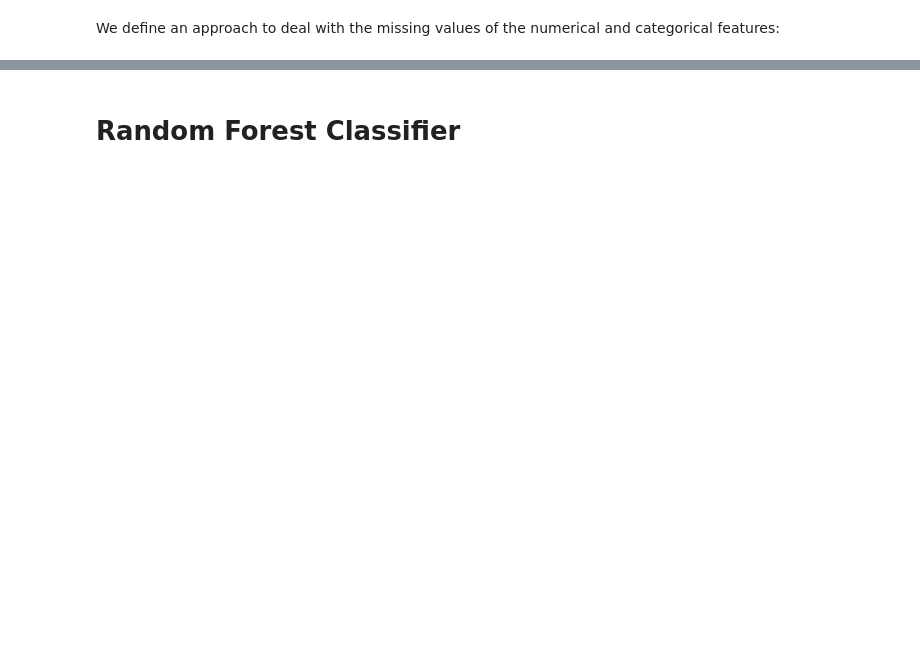
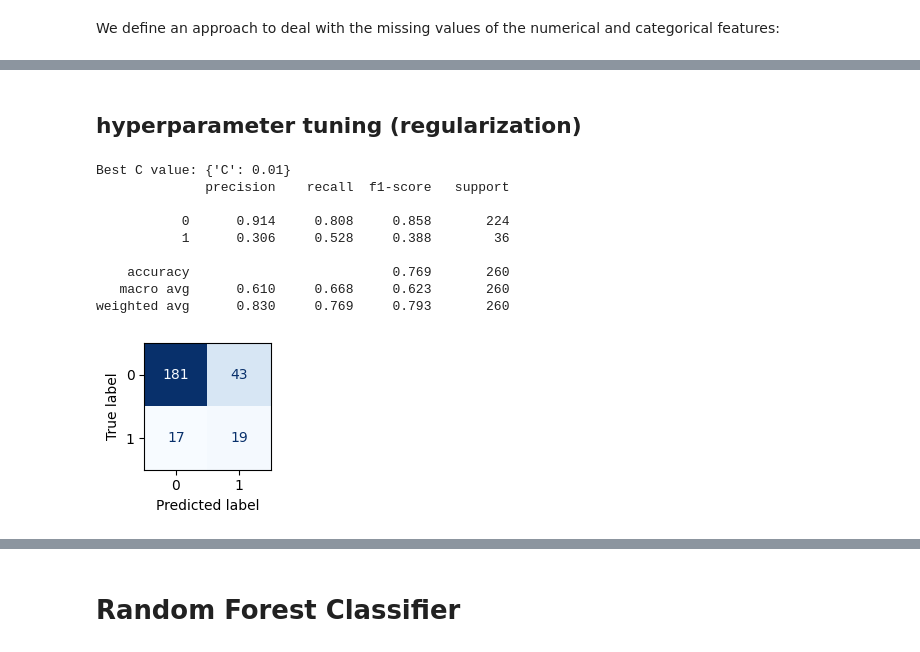
Before and after one commit to nayuAlv/Arabica_coffee_quality, a Jupyter notebook: notebooks/coffee_data_train.ipynb, the cells around one changed output, grey strips where cells are left out. Saved outputs shown, nothing was run; the diff lists cells and outputs as text; code cells hidden in the pictures; blank space fills up the shorter version.

Commit message:
regularization tuning LogReg

```diff
--- a/notebooks/coffee_data_train.ipynb
+++ b/notebooks/coffee_data_train.ipynb
@@ -104,23 +102,30 @@ tran sample: (855, 8), test samples: (214, 8)
 # %% [markdown]
 We define an approach to deal with the missing values of the numerical and categorical features:
 # %%
-numerical_features = ["altitude_mean_meters", "Moisture",
-                    "Category.One.Defects", "Category.Two.Defects", "Quakers"]
+
+median_num_features = ["altitude_mean_meters", "Moisture"]
+zero_num_features = ["Category.One.Defects", "Category.Two.Defects", "Quakers"]
 
 categorical_features = ["Variety", "Processing.Method", "Color"]
 
-numerical_pipeline = Pipeline([
-    ("impute", SimpleImputer(strategy="mean")),
+median_numerical_pipeline = Pipeline([
+    ("impute_median", SimpleImputer(strategy="median")),
+    ("scale", StandardScaler()),
+])
+
+zero_numerical_pipeline = Pipeline([
+    ("impute_zero", SimpleImputer(strategy="constant", fill_value=0)),
     ("scale", StandardScaler()),
 ])
 
 categorical_pipeline = Pipeline([
-    ("impute", SimpleImputer(strategy="constant", fill_value="Unknown")),
-    ("onehot", OneHotEncoder(handle_unknown="ignore",sparse_output=False)),
+    ("impute_unknown", SimpleImputer(strategy="constant", fill_value="Unknown")),
+    ("onehot", OneHotEncoder(handle_unknown="ignore",sparse_output=False, max_categories=10)),
 ])
 
 preprocessor = ColumnTransformer([
-    ("numerical", numerical_pipeline, numerical_features),
+    ("num_median", median_numerical_pipeline, median_num_features),
+    ("num_zero", zero_numerical_pipeline, zero_num_features),
     ("categorical", categorical_pipeline, categorical_features )
 ])
 
@@ -154,0 +161,36 @@ Minority Class (1)       0.94      0.73      0.82       186
+# %% [markdown]
+## hyperparameter tuning (regularization)
+# %%
+param_grid = {'C': [0.001, 0.01, 0.1, 1, 10, 100]}
+grid = GridSearchCV(
+    estimator=LogisticRegression(class_weight='balanced', random_state=RANDOM_STATE, max_iter=1000),
+    param_grid=param_grid,
+    cv=StratifiedKFold(n_splits=5, shuffle=True, random_state=RANDOM_STATE),
+    scoring='f1',
+    n_jobs=-1
+)
+grid.fit(X_train, y_train)
+print(f"Best C value: {grid.best_params_}")
+
+best_model = grid.best_estimator_
+
+y_pred_best = best_model.predict(X_test)
+print(classification_report(y_test, y_pred_best, digits=3))
+
+fig, ax = plt.subplots(figsize=(2, 2))
+ConfusionMatrixDisplay.from_estimator(
+    best_model, X_test, y_test, labels=[0, 1], cmap="Blues", ax=ax, colorbar=False
+)
+plt.tight_layout()
+plt.show()
+# %% [output]
+Best C value: {'C': 0.01}
+              precision    recall  f1-score   support
+
+           0      0.914     0.808     0.858       224
+           1      0.306     0.528     0.388        36
+
+    accuracy                          0.769       260
+   macro avg      0.610     0.668     0.623       260
+weighted avg      0.830     0.769     0.793       260
+[figure, added]
```
Also changed, not shown: parts of 15 cells of this notebook, 3 other files.
